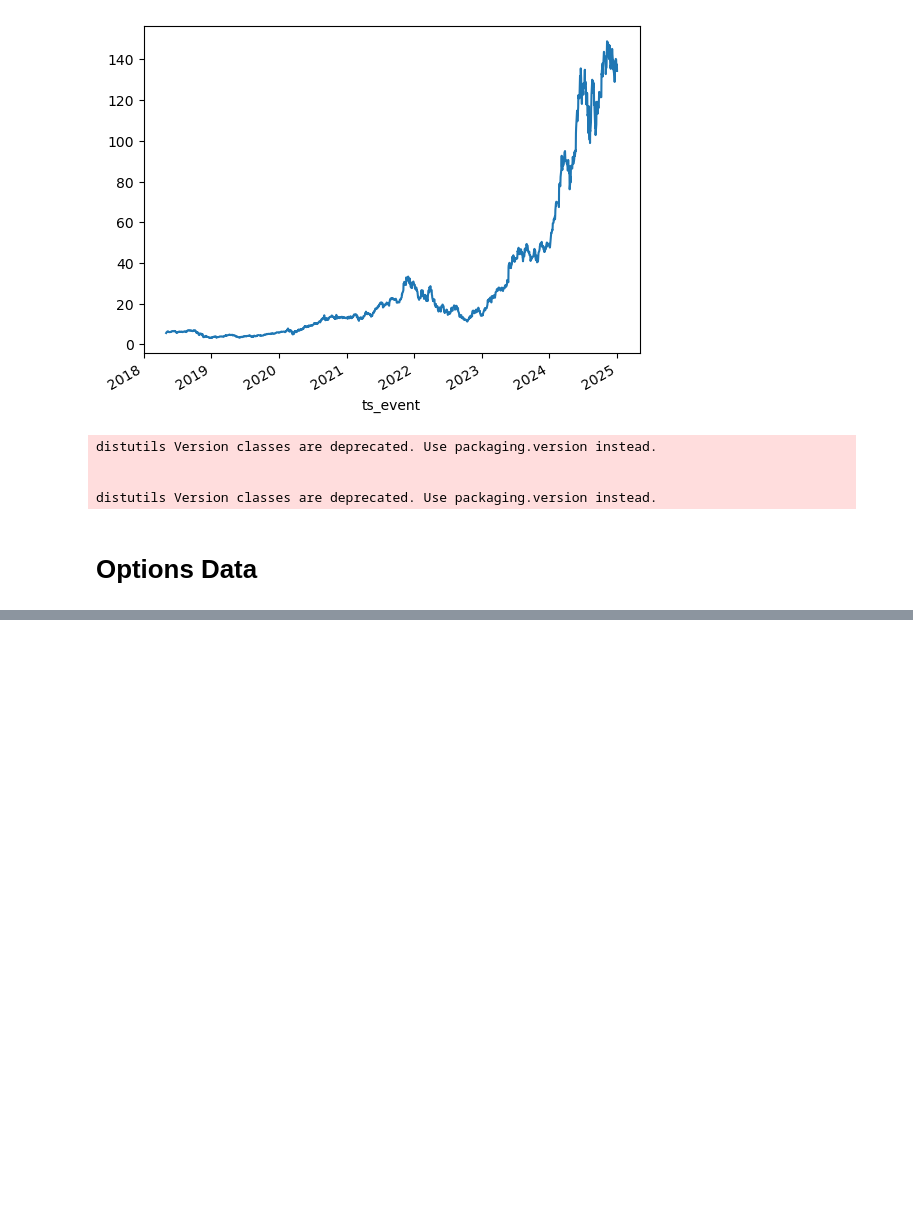
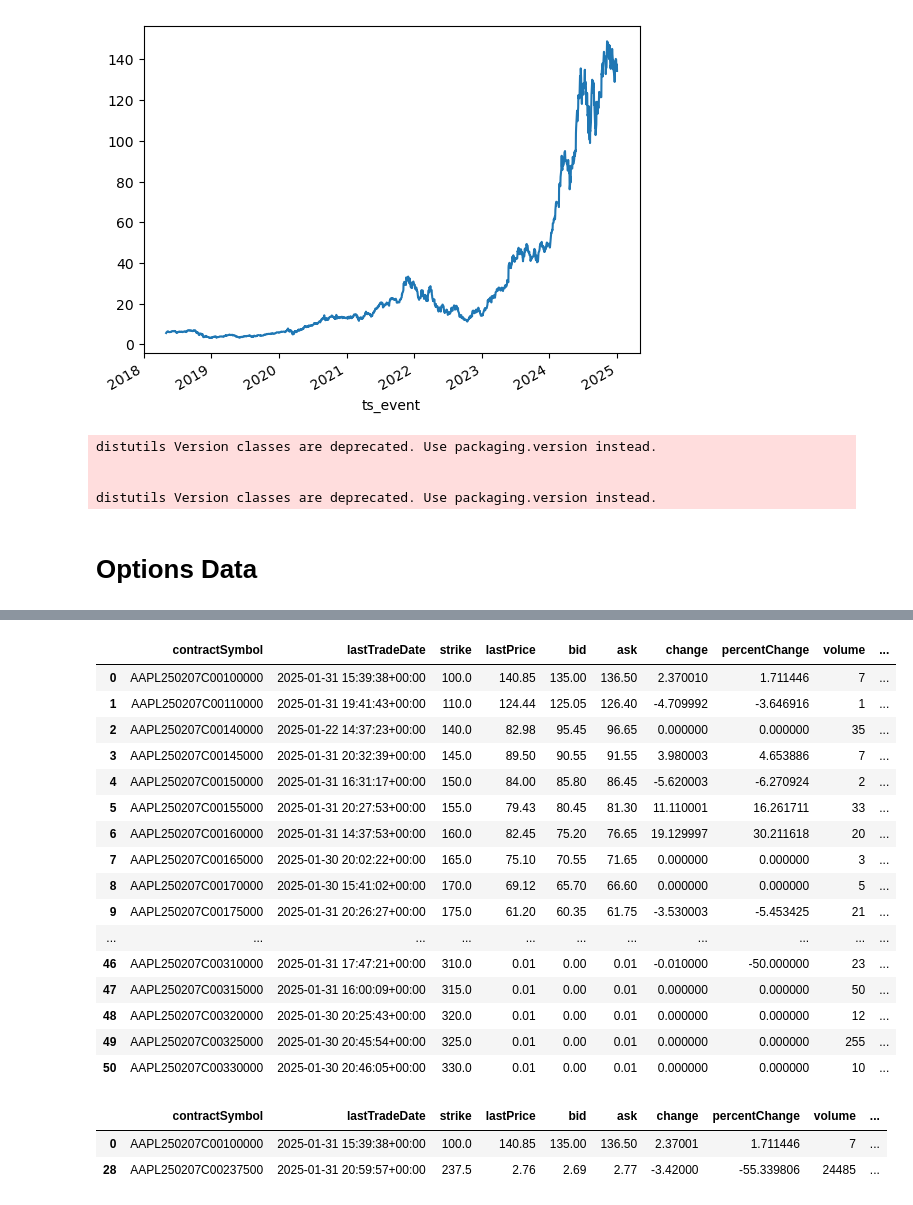
Before and after one commit to the-salty-austin/2025-iaqf-mafn, a Jupyter notebook: austin/download.ipynb, the cells around one changed output, grey strips where cells are left out. Cells and saved outputs as stored; diff of their text form; code cells hidden in the pictures; blank space fills up the shorter version.

Commit message:
option price data

```diff
--- a/austin/download.ipynb
+++ b/austin/download.ipynb
@@ -532,0 +667,35 @@ distutils Version classes are deprecated. Use packaging.version instead.
+# %%
+ticker = "AAPL"
+expiry = "2025-02-07"
+
+tk = yf.Ticker(ticker)
+opt = tk.option_chain(expiry)
+# %%
+calls = opt.calls
+puts = opt.puts
+# %%
+calls.sort_values(by='strike')
+# %% [output]
+|  | contractSymbol | lastTradeDate | strike | lastPrice | bid | ask | change | percentChange | volume | ... |
+| 0 | AAPL250207C00100000 | 2025-01-31 15:39:38+00:00 | 100.0 | 140.85 | 135.00 | 136.50 | 2.370010 | 1.711446 | 7 | ... |
+| 1 | AAPL250207C00110000 | 2025-01-31 19:41:43+00:00 | 110.0 | 124.44 | 125.05 | 126.40 | -4.709992 | -3.646916 | 1 | ... |
+| 2 | AAPL250207C00140000 | 2025-01-22 14:37:23+00:00 | 140.0 | 82.98 | 95.45 | 96.65 | 0.000000 | 0.000000 | 35 | ... |
+| 3 | AAPL250207C00145000 | 2025-01-31 20:32:39+00:00 | 145.0 | 89.50 | 90.55 | 91.55 | 3.980003 | 4.653886 | 7 | ... |
+| 4 | AAPL250207C00150000 | 2025-01-31 16:31:17+00:00 | 150.0 | 84.00 | 85.80 | 86.45 | -5.620003 | -6.270924 | 2 | ... |
+| 5 | AAPL250207C00155000 | 2025-01-31 20:27:53+00:00 | 155.0 | 79.43 | 80.45 | 81.30 | 11.110001 | 16.261711 | 33 | ... |
+| 6 | AAPL250207C00160000 | 2025-01-31 14:37:53+00:00 | 160.0 | 82.45 | 75.20 | 76.65 | 19.129997 | 30.211618 | 20 | ... |
+| 7 | AAPL250207C00165000 | 2025-01-30 20:02:22+00:00 | 165.0 | 75.10 | 70.55 | 71.65 | 0.000000 | 0.000000 | 3 | ... |
+| 8 | AAPL250207C00170000 | 2025-01-30 15:41:02+00:00 | 170.0 | 69.12 | 65.70 | 66.60 | 0.000000 | 0.000000 | 5 | ... |
+| 9 | AAPL250207C00175000 | 2025-01-31 20:26:27+00:00 | 175.0 | 61.20 | 60.35 | 61.75 | -3.530003 | -5.453425 | 21 | ... |
+| ... | ... | ... | ... | ... | ... | ... | ... | ... | ... | ... |
+| 46 | AAPL250207C00310000 | 2025-01-31 17:47:21+00:00 | 310.0 | 0.01 | 0.00 | 0.01 | -0.010000 | -50.000000 | 23 | ... |
+| 47 | AAPL250207C00315000 | 2025-01-31 16:00:09+00:00 | 315.0 | 0.01 | 0.00 | 0.01 | 0.000000 | 0.000000 | 50 | ... |
+| 48 | AAPL250207C00320000 | 2025-01-30 20:25:43+00:00 | 320.0 | 0.01 | 0.00 | 0.01 | 0.000000 | 0.000000 | 12 | ... |
+| 49 | AAPL250207C00325000 | 2025-01-30 20:45:54+00:00 | 325.0 | 0.01 | 0.00 | 0.01 | 0.000000 | 0.000000 | 255 | ... |
+| 50 | AAPL250207C00330000 | 2025-01-30 20:46:05+00:00 | 330.0 | 0.01 | 0.00 | 0.01 | 0.000000 | 0.000000 | 10 | ... |
+# %%
+calls[calls['inTheMoney'] != calls['inTheMoney'].shift(1)]
+# %% [output]
+|  | contractSymbol | lastTradeDate | strike | lastPrice | bid | ask | change | percentChange | volume | ... |
+| 0 | AAPL250207C00100000 | 2025-01-31 15:39:38+00:00 | 100.0 | 140.85 | 135.00 | 136.50 | 2.37001 | 1.711446 | 7 | ... |
+| 28 | AAPL250207C00237500 | 2025-01-31 20:59:57+00:00 | 237.5 | 2.76 | 2.69 | 2.77 | -3.42000 | -55.339806 | 24485 | ... |
```
Also changed, not shown: parts of 17 cells of this notebook, 2 other files.
